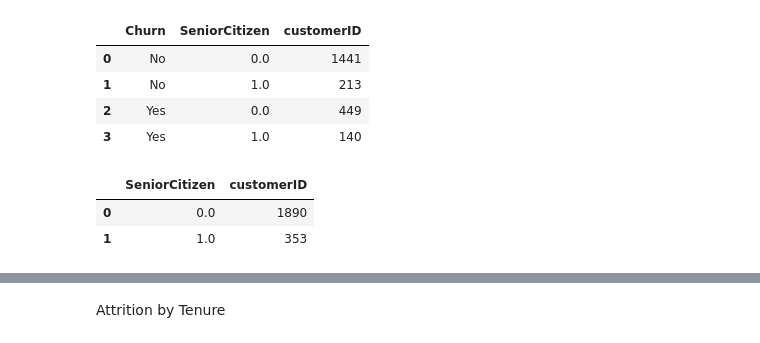
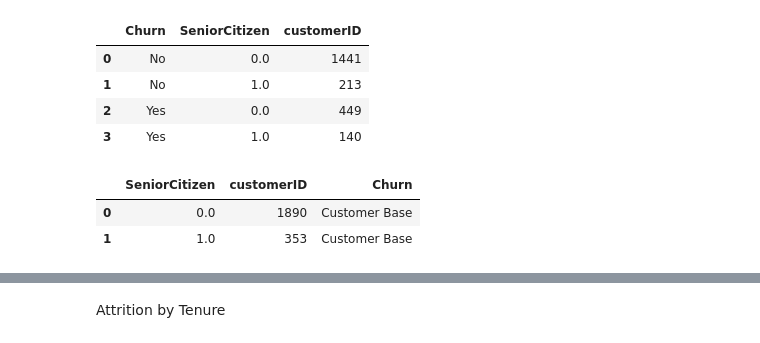
Before and after one commit to SammyOngaya/qml, a Jupyter notebook: qml/Notebooks/Telco-Customer-Churn.ipynb, the cells around one changed output, grey strips where cells are left out. Cells and saved outputs as stored; diff of their text form; code cells hidden in the pictures.

Commit message:
Attrition by citizenship

```diff
--- a/qml/Notebooks/Telco-Customer-Churn.ipynb
+++ b/qml/Notebooks/Telco-Customer-Churn.ipynb
@@ -41,0 +40,2 @@ df.OnlineSecurity.nunique()
+# %%
+df['TotalCharges']=pd.to_numeric(df['TotalCharges'], errors='coerce')
@@ -108,9 +169,10 @@ citizenship_attrition_df
 | 2 | Yes | 0.0 | 449 |
 | 3 | Yes | 1.0 | 140 |
 # %%
-citizenship_base_df=df.groupby( [ "SeniorCitizen"], as_index=False )["customerID"].count()
+citizenship_base_df=df.groupby(["SeniorCitizen"], as_index=False )["customerID"].count()
+citizenship_base_df['Churn']='Customer Base'
 citizenship_base_df
 # %% [output]
-|  | SeniorCitizen | customerID |
-| 0 | 0.0 | 1890 |
-| 1 | 1.0 | 353 |
+|  | SeniorCitizen | customerID | Churn |
+| 0 | 0.0 | 1890 | Customer Base |
+| 1 | 1.0 | 353 | Customer Base |
```
Also changed, not shown: parts of 15 cells of this notebook.
